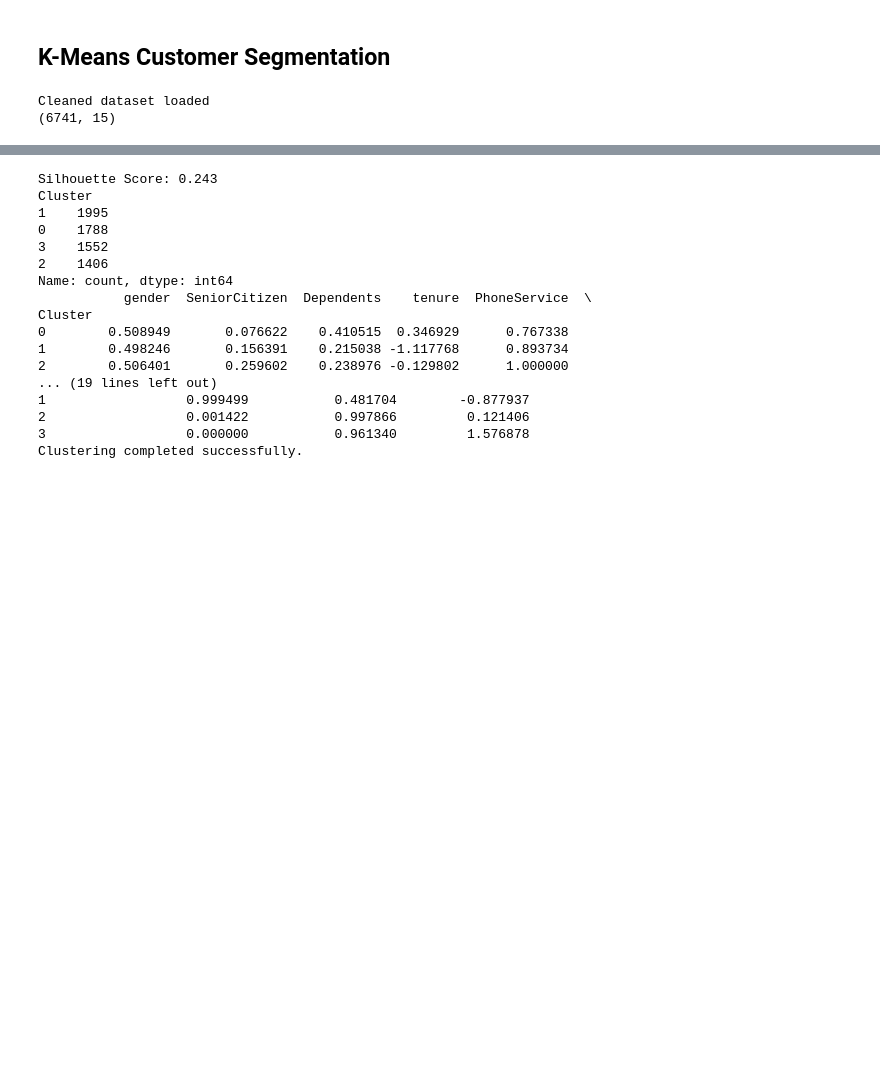
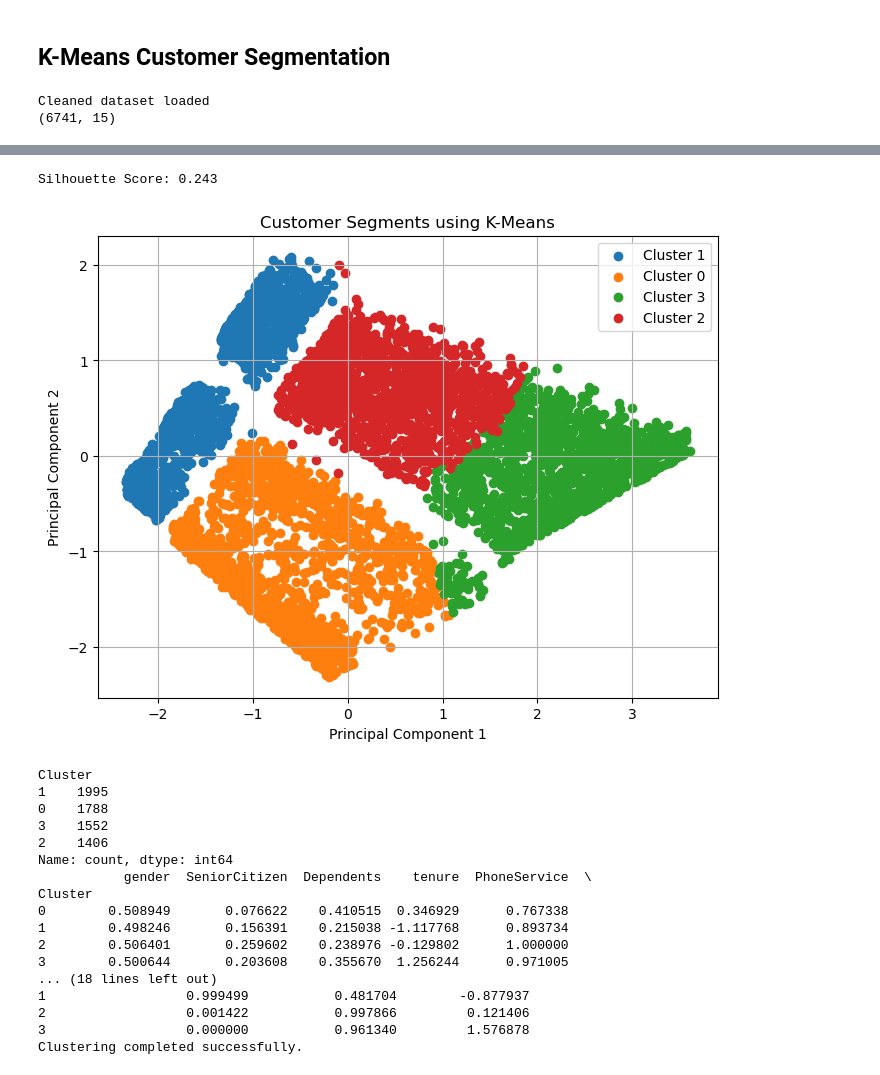
Before and after one commit to noorpib6/group9, a Jupyter notebook: KMeans_Clustering.ipynb, the cells around one changed output, grey strips where cells are left out. Drawn from its saved outputs; the diff is of its cells as text; code cells hidden in the pictures; blank space fills up the shorter version.

```diff
--- a/KMeans_Clustering.ipynb
+++ b/KMeans_Clustering.ipynb
@@ -4,6 +4,7 @@
 from sklearn.cluster import KMeans
 from sklearn.metrics import silhouette_score
 import matplotlib.pyplot as plt
+from sklearn.decomposition import PCA
 import pandas as pd
 import os
 
@@ -46,46 +47,82 @@ if os.path.exists(r"data\Dataset_ATS_v2_backup.csv"):
         n_init=10
     )
 
     kmeans.fit(X)
 
     # Assign clusters
     df["Cluster"] = kmeans.labels_
 
     # Evaluate
     score = silhouette_score(X, kmeans.labels_)
     print("Silhouette Score:", round(score, 3))
 
+    # Reduce dimensions from many features to 2D
+    pca = PCA(n_components=2)
+
+    X_pca = pca.fit_transform(X)
+
+    # Create visualization dataframe
+    cluster_visual = pd.DataFrame(
+        X_pca,
+        columns=["PC1", "PC2"]
+    )
+
+    cluster_visual["Cluster"] = kmeans.labels_
+
+    plt.figure(figsize=(8,6))
+
+    for cluster in cluster_visual["Cluster"].unique():
+        cluster_data = cluster_visual[
+            cluster_visual["Cluster"] == cluster
+        ]
+
+        plt.scatter(
+            cluster_data["PC1"],
+            cluster_data["PC2"],
+            label=f"Cluster {cluster}"
+        )
+
+    plt.xlabel("Principal Component 1")
+    plt.ylabel("Principal Component 2")
+    plt.title("Customer Segments using K-Means")
+    plt.legend()
+    plt.grid(True)
+
+    plt.show()
+
     # Cluster sizes
     print(df["Cluster"].value_counts())
 
     # Cluster summary
     print(df.groupby("Cluster").mean(numeric_only=True))
 
     # Save clustered dataset
     df.to_csv("data/Dataset_ATS_v2_clustered.csv", index=False)
 
     print("Clustering completed successfully.")
 
 else:
     print("Please Run the Data Preprocessing First")
 # %% [output]
 Cleaned dataset loaded
 (6741, 15)
 [figure]
 Silhouette Score: 0.243
-Cluster
-1    1995
-0    1788
-3    1552
-2    1406
-Name: count, dtype: int64
-           gender  SeniorCitizen  Dependents    tenure  PhoneService  \
-Cluster
-0        0.508949       0.076622    0.410515  0.346929      0.767338
-1        0.498246       0.156391    0.215038 -1.117768      0.893734
-2        0.506401       0.259602    0.238976 -0.129802      1.000000
-... (19 lines left out)
-1                  0.999499           0.481704        -0.877937
-2                  0.001422           0.997866         0.121406
-3                  0.000000           0.961340         1.576878
-Clustering completed successfully.
+[figure, added]
+Cluster
+1    1995
+0    1788
+3    1552
+2    1406
+Name: count, dtype: int64
+           gender  SeniorCitizen  Dependents    tenure  PhoneService  \
+Cluster
+0        0.508949       0.076622    0.410515  0.346929      0.767338
+1        0.498246       0.156391    0.215038 -1.117768      0.893734
+2        0.506401       0.259602    0.238976 -0.129802      1.000000
+3        0.500644       0.203608    0.355670  1.256244      0.971005
+... (18 lines left out)
+1                  0.999499           0.481704        -0.877937
+2                  0.001422           0.997866         0.121406
+3                  0.000000           0.961340         1.576878
+Clustering completed successfully.
```
